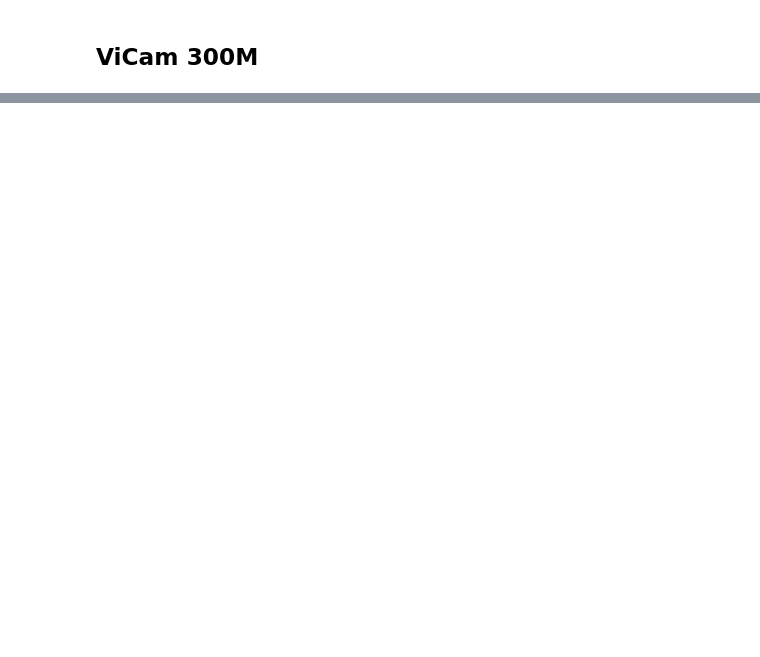
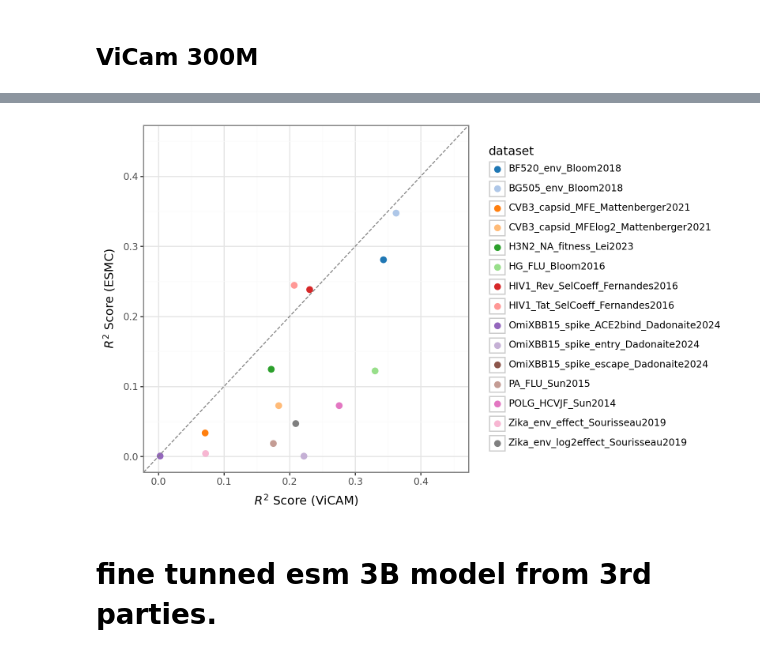
Before and after one commit to ziul-bio/DMS-SiteEffect-PLM, a Jupyter notebook: notebooks/ViCAM.ipynb, the cells around one changed output, grey strips where cells are left out. Cells and saved outputs as stored; diff of their text form; code cells hidden in the pictures; blank space fills up the shorter version.

```diff
--- a/notebooks/ViCAM.ipynb
+++ b/notebooks/ViCAM.ipynb
@@ -376,0 +578,5 @@ Results:  r2_train: 0.17, r2_test: 0.14, Num coefs: 37.80
+# %%
+mean_vican = res_vicam.groupby('dataset', as_index=False)['R2_score_test'].mean()
+mean_esmc = res_esmc.groupby('dataset', as_index=False)['R2_score_test'].mean()
+grouped_res = mean_vican.merge(mean_esmc, on='dataset', suffixes=('_vicam', '_esmc'))
+grouped_res
@@ -376,0 +600,31 @@ Results:  r2_train: 0.17, r2_test: 0.14, Num coefs: 37.80
+# %%
+tab20_colors = [
+    "#1f77b4", "#aec7e8", "#ff7f0e", "#ffbb78", "#2ca02c",
+    "#98df8a", "#d62728", "#ff9896", "#9467bd", "#c5b0d5",
+    "#8c564b", "#c49c94", "#e377c2", "#f7b6d2", "#7f7f7f",
+    "#c7c7c7", "#bcbd22", "#dbdb8d", "#17becf", "#9edae5"
+]
+
+
+plot = (
+    pln.ggplot(grouped_res, pln.aes(x='R2_score_test_vicam', y='R2_score_test_esmc', color='dataset'))
+    + pln.geom_point(size=2.5)
+    + pln.theme_bw()
+    + pln.geom_abline(slope=1, intercept=0, linetype='dashed', color='gray')
+    + pln.ylim(0, 0.45)
+    + pln.xlim(0, 0.45)
+    + pln.labs(
+        x='$R^2$ Score (ViCAM)',
+        y='$R^2$ Score (ESMC)'
+        )
+    + pln.theme(figure_size=(8, 5))
+    + pln.scale_color_manual(values=tab20_colors)
+
+
+)
+plot.save('../experiments/lassoCV_results_scatter.png', dpi=300)
+plot
+# %% [output]
+[figure, added]
+# %% [markdown]
+# fine tunned esm 3B model from 3rd parties.
```
Also changed, not shown: parts of 38 cells of this notebook, 3 other files.
